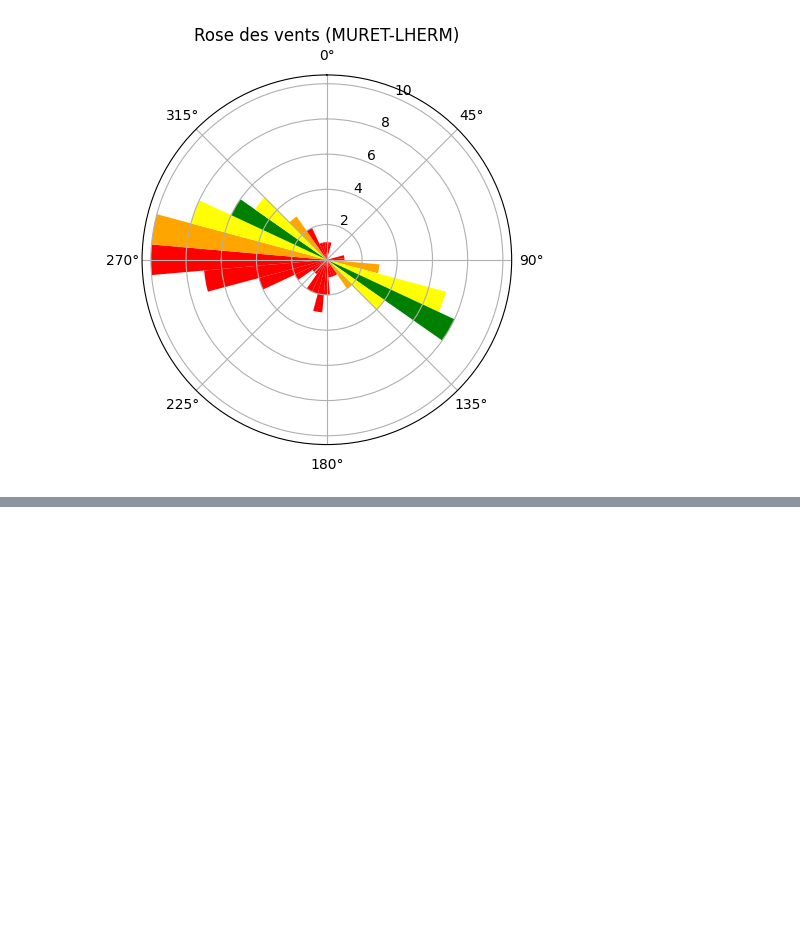
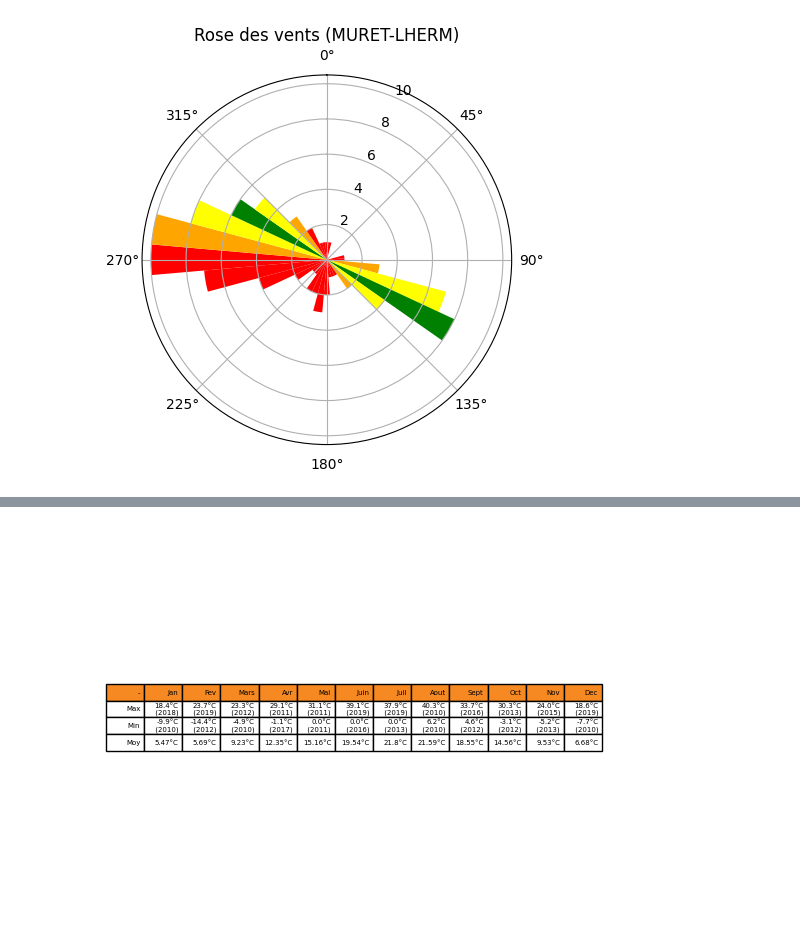
Before and after one commit to leosamuel64/PT_ClimatoAero, a Jupyter notebook: Exemples.ipynb, the cells around one changed output, grey strips where cells are left out. Drawn from its saved outputs; the diff is of its cells as text; code cells hidden in the pictures; blank space fills up the shorter version.

```diff
--- a/Exemples.ipynb
+++ b/Exemples.ipynb
@@ -27,0 +26,4 @@ trace_phenomene(metars,'BR')
+# %%
+trace_tableau_temp(data)
+# %% [output]
+[figure, added]
```
Also changed, not shown: parts of 6 cells of this notebook, 9 other files.
